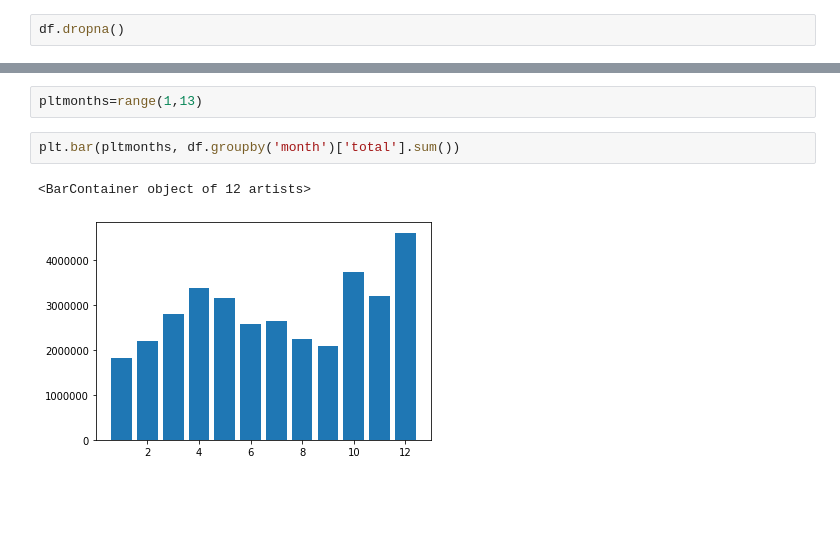
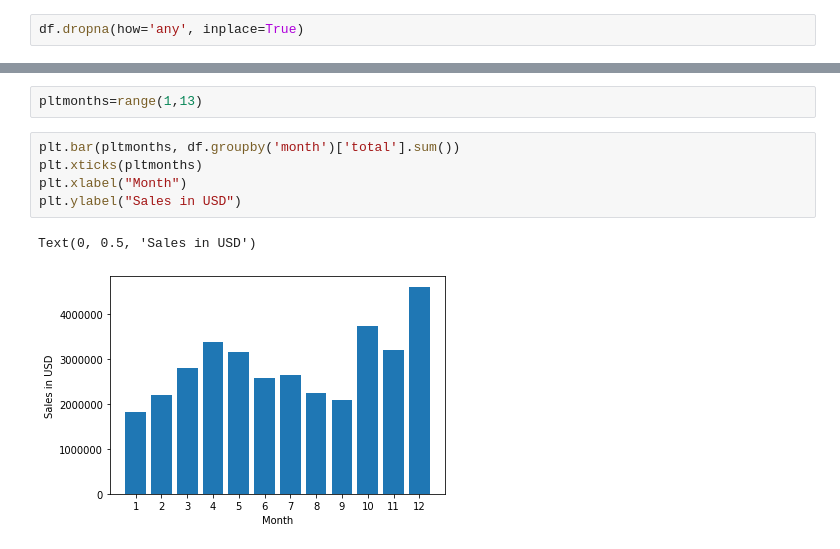
Before and after one commit to paabes/Data-Science, a Jupyter notebook: SalesAnalysis/multiple dataset analysis .ipynb, the cells around one changed output, grey strips where cells are left out. Cells and saved outputs as stored; diff of their text form; blank space fills up the shorter version.

```diff
--- a/SalesAnalysis/multiple dataset analysis .ipynb
+++ b/SalesAnalysis/multiple dataset analysis .ipynb
@@ -69,4 +69,4 @@ dtype: int64
 # %% [markdown]
 since sum(nan) << sum(rows) we can simply drop the rows which contain at least one missing column
 # %%
-df.dropna()
+df.dropna(how='any', inplace=True)
@@ -167,6 +152,9 @@ df.head()
 pltmonths=range(1,13)
 # %%
 plt.bar(pltmonths, df.groupby('month')['total'].sum())
+plt.xticks(pltmonths)
+plt.xlabel("Month")
+plt.ylabel("Sales in USD")
 # %% [output]
-<BarContainer object of 12 artists>
+Text(0, 0.5, 'Sales in USD')
-[figure, old version]
+[figure, new version]
```
Also changed, not shown: parts of 11 cells of this notebook, 1 other file.
